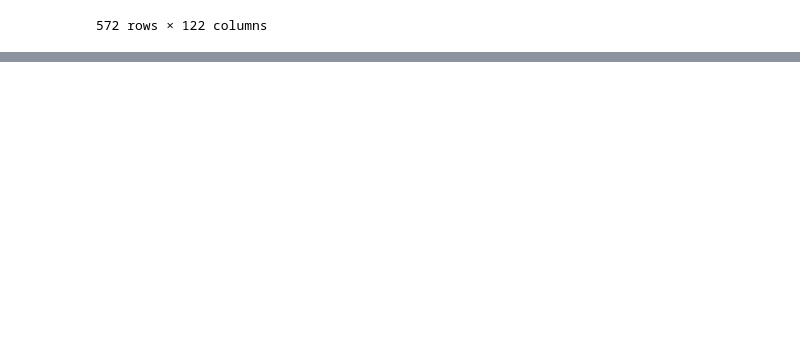
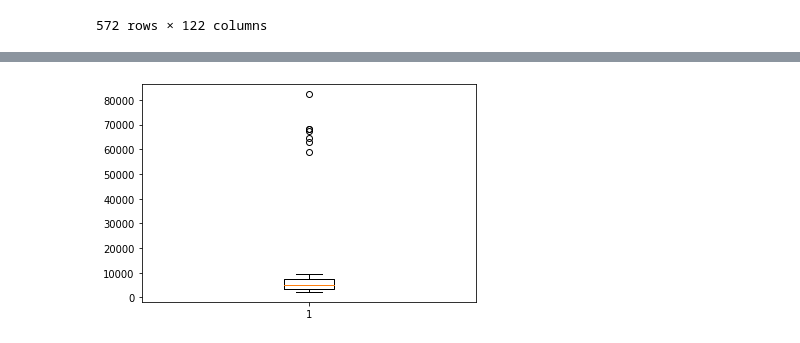
Before and after one commit to jittakorn-ch/DWDM21, a Jupyter notebook: Data102_(Chapter2).ipynb, the cells around one changed output, grey strips where cells are left out. Saved outputs shown, nothing was run; the diff lists cells and outputs as text; code cells hidden in the pictures; blank space fills up the shorter version.

```diff
--- a/Data102_(Chapter2).ipynb
+++ b/Data102_(Chapter2).ipynb
@@ -34,0 +164,4 @@ data
+# %%
+ret_P = plt.boxplot(dataN['positive'][-54:])
+# %% [output]
+[figure, added]
```
Also changed, not shown: parts of 20 cells of this notebook.
